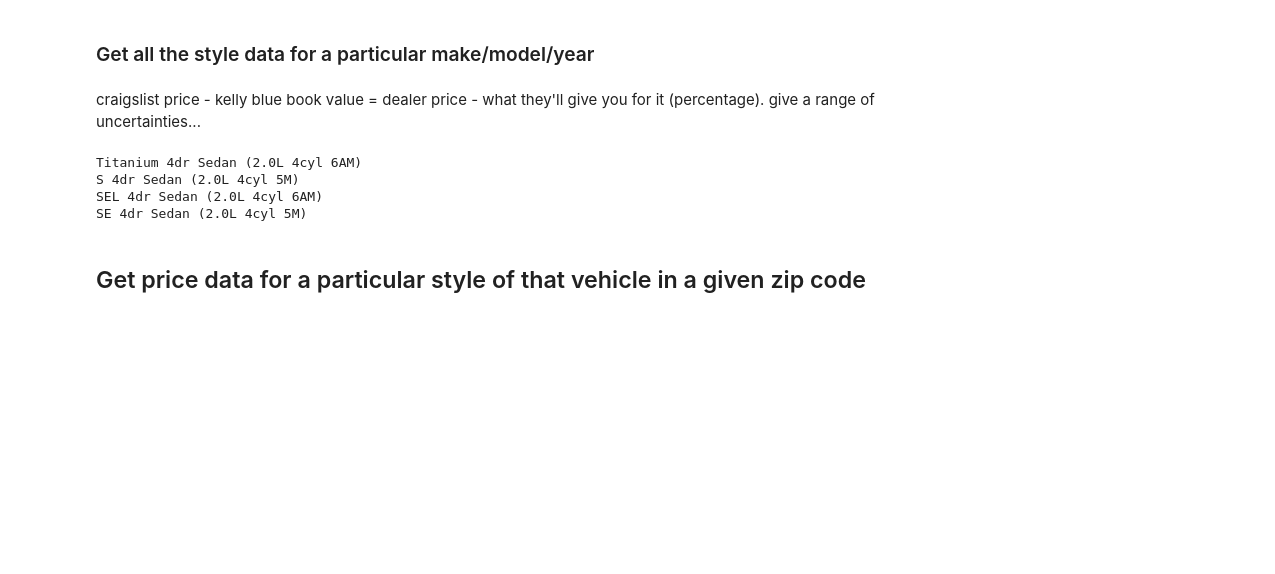
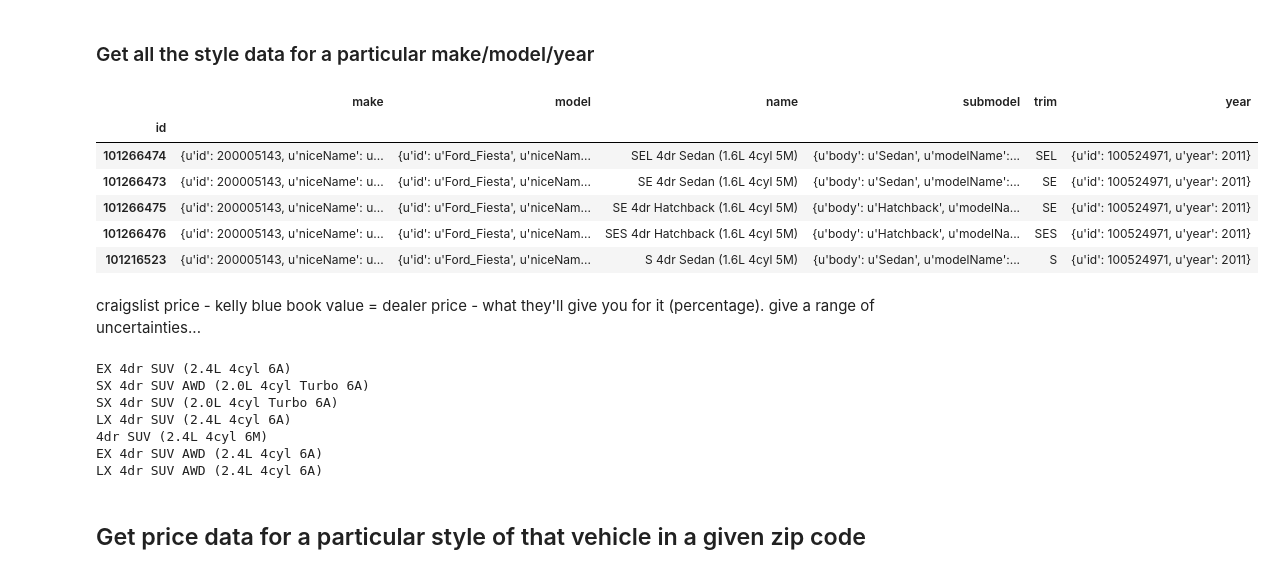
Before and after one commit to bslakman/Cars, a Jupyter notebook: Edmunds.ipynb, the cells around one changed output. Saved outputs shown, nothing was run; the diff lists cells and outputs as text; code cells hidden in the pictures; blank space fills up the shorter version.

```diff
--- a/Edmunds.ipynb
+++ b/Edmunds.ipynb
@@ -20,0 +69,5 @@ data = response.json()
+# %%
+ford_fiesta_years = pd.DataFrame(data=ford_models.loc['Ford_Fiesta']['years'])
+ford_fiesta_years.set_index('year', inplace=True)
+print len(ford_fiesta_years)
+ford_fiesta_years
@@ -20,0 +89,13 @@ data = response.json()
+# %%
+import time
+makeNiceName = 'ford'
+modelNiceName = 'fiesta'
+fiesta_style_details = []
+parameters = {}
+parameters = {'api_key': key, 'fmt': 'json'}
+for year in ford_fiesta_years.index:
+    fiesta_style_details.append(requests.get("https://api.edmunds.com/api/vehicle/v2/{0}/{1}/{2}/styles".format(makeNiceName,modelNiceName,year), params=parameters))
+    time.sleep(3)
+# %%
+ford_fiesta_years = ford_fiesta_years.loc[2011:2016]
+ford_fiesta_years['styles'] = fiesta_style_details
@@ -21,3 +119,15 @@ data = response.json()
 # %% [markdown]
 ### Get all the style data for a particular make/model/year
+# %%
+ford_fiesta_styles_2011 = pd.DataFrame(data=ford_fiesta_years.loc[2011]['styles']['styles'])
+ford_fiesta_styles_2011.set_index('id', inplace=True)
+ford_fiesta_styles_2011
+# %% [output]
+|  | make | model | name | submodel | trim | year |
+| id |  |  |  |  |  |  |
+| 101266474 | {u'id': 200005143, u'niceName': u... | {u'id': u'Ford_Fiesta', u'niceNam... | SEL 4dr Sedan (1.6L 4cyl 5M) | {u'body': u'Sedan', u'modelName':... | SEL | {u'id': 100524971, u'year': 2011} |
+| 101266473 | {u'id': 200005143, u'niceName': u... | {u'id': u'Ford_Fiesta', u'niceNam... | SE 4dr Sedan (1.6L 4cyl 5M) | {u'body': u'Sedan', u'modelName':... | SE | {u'id': 100524971, u'year': 2011} |
+| 101266475 | {u'id': 200005143, u'niceName': u... | {u'id': u'Ford_Fiesta', u'niceNam... | SE 4dr Hatchback (1.6L 4cyl 5M) | {u'body': u'Hatchback', u'modelNa... | SE | {u'id': 100524971, u'year': 2011} |
+| 101266476 | {u'id': 200005143, u'niceName': u... | {u'id': u'Ford_Fiesta', u'niceNam... | SES 4dr Hatchback (1.6L 4cyl 5M) | {u'body': u'Hatchback', u'modelNa... | SES | {u'id': 100524971, u'year': 2011} |
+| 101216523 | {u'id': 200005143, u'niceName': u... | {u'id': u'Ford_Fiesta', u'niceNam... | S 4dr Sedan (1.6L 4cyl 5M) | {u'body': u'Sedan', u'modelName':... | S | {u'id': 100524971, u'year': 2011} |
 # %%
@@ -32,12 +142,16 @@ model_data = requests.get("https://api.edmunds.com/api/vehicle/v2/{0}/{1}/{2}/st
 craigslist price - kelly blue book value = dealer price - what they'll give you for it (percentage). give a range of uncertainties...
 # %%
 for x in model_data['styles']:
-    if x['submodel']['body']=='Sedan': print(x['name'].encode('utf-8'))
+    #if x['submodel']['body']=='Sedan':
+    print(x['name'].encode('utf-8'))
 # %% [output]
-Titanium 4dr Sedan (2.0L 4cyl 6AM)
-S 4dr Sedan (2.0L 4cyl 5M)
-SEL 4dr Sedan (2.0L 4cyl 6AM)
-SE 4dr Sedan (2.0L 4cyl 5M)
+EX 4dr SUV (2.4L 4cyl 6A)
+SX 4dr SUV AWD (2.0L 4cyl Turbo 6A)
+SX 4dr SUV (2.0L 4cyl Turbo 6A)
+LX 4dr SUV (2.4L 4cyl 6A)
+4dr SUV (2.4L 4cyl 6M)
+EX 4dr SUV AWD (2.4L 4cyl 6A)
+LX 4dr SUV AWD (2.4L 4cyl 6A)
 # %% [markdown]
 ## Get price data for a particular style of that vehicle in a given zip code
 # %%
```
Also changed, not shown: parts of 12 cells of this notebook, 2 other files.
